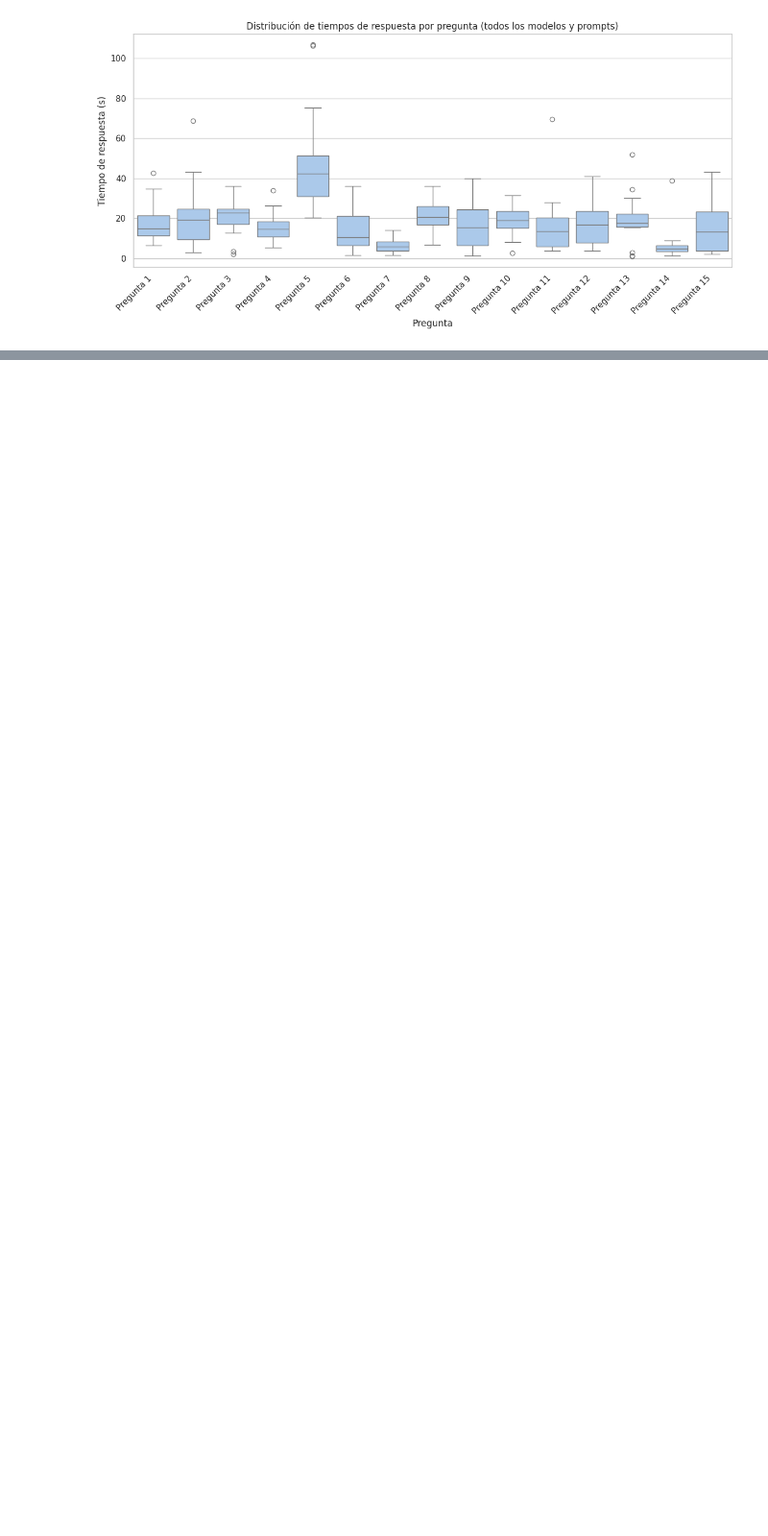
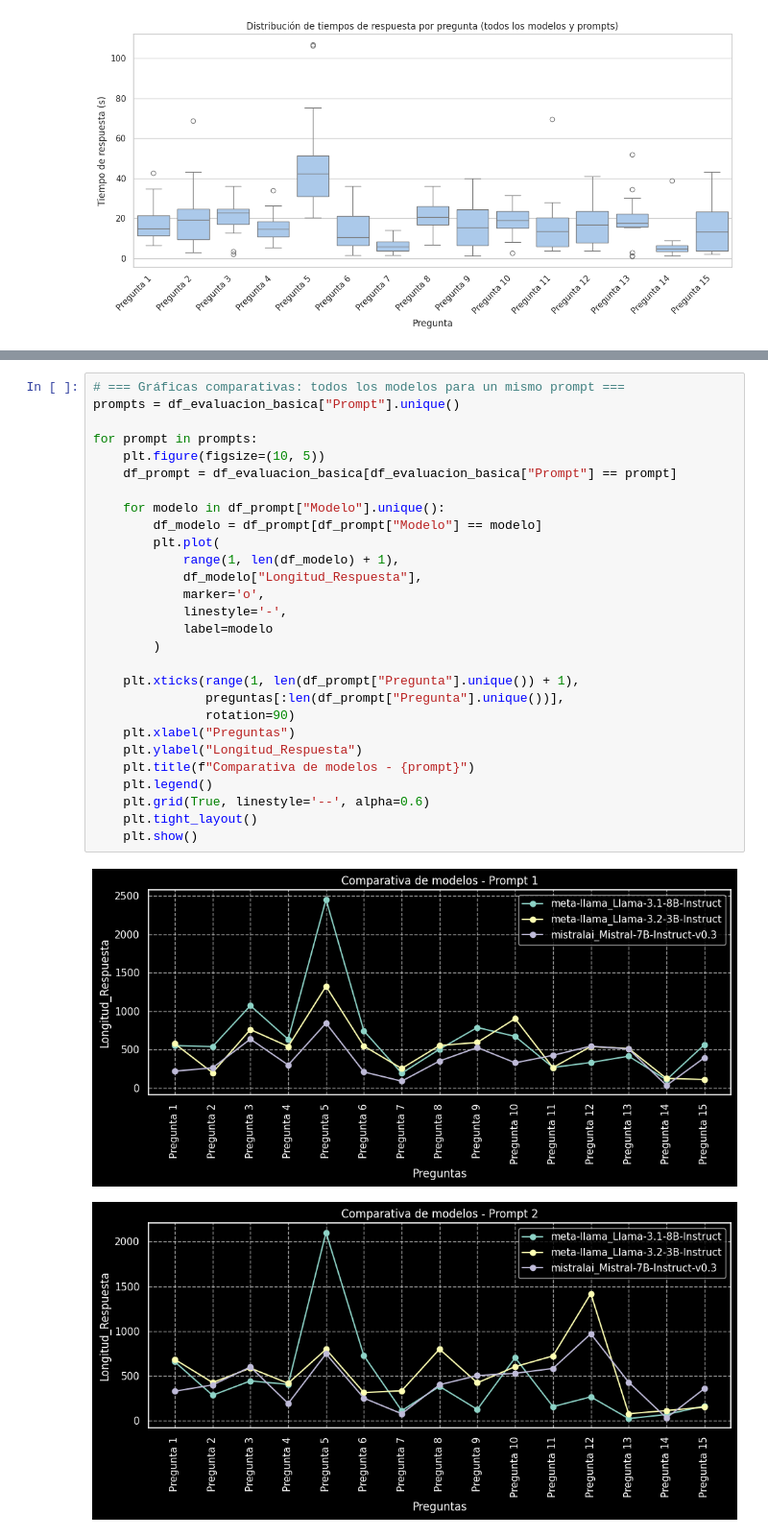
Before and after one commit to lonj22803/Octubre_25, a Jupyter notebook: week_two/evaluation_test/a_resultados.ipynb, the cells around one changed output, grey strips where cells are left out. Shown at 96% size. Drawn from its saved outputs; the diff is of its cells as text; blank space fills up the shorter version.

```diff
--- a/week_two/evaluation_test/a_resultados.ipynb
+++ b/week_two/evaluation_test/a_resultados.ipynb
@@ -340,0 +370,31 @@ plt.show()
+# %%
+# === Gráficas comparativas: todos los modelos para un mismo prompt ===
+prompts = df_evaluacion_basica["Prompt"].unique()
+
+for prompt in prompts:
+    plt.figure(figsize=(10, 5))
+    df_prompt = df_evaluacion_basica[df_evaluacion_basica["Prompt"] == prompt]
+
+    for modelo in df_prompt["Modelo"].unique():
+        df_modelo = df_prompt[df_prompt["Modelo"] == modelo]
+        plt.plot(
+            range(1, len(df_modelo) + 1),
+            df_modelo["Longitud_Respuesta"],
+            marker='o',
+            linestyle='-',
+            label=modelo
+        )
+
+    plt.xticks(range(1, len(df_prompt["Pregunta"].unique()) + 1),
+               preguntas[:len(df_prompt["Pregunta"].unique())],
+               rotation=90)
+    plt.xlabel("Preguntas")
+    plt.ylabel("Longitud_Respuesta")
+    plt.title(f"Comparativa de modelos - {prompt}")
+    plt.legend()
+    plt.grid(True, linestyle='--', alpha=0.6)
+    plt.tight_layout()
+    plt.show()
+# %% [output]
+[figure, added]
+[figure, added]
```
Also changed, not shown: parts of 4 cells of this notebook, 2 other files.
